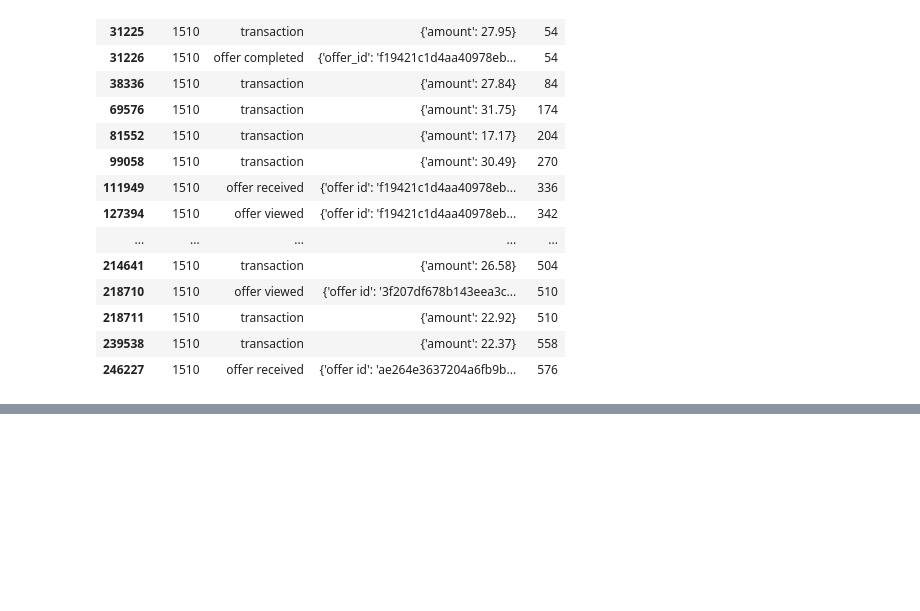
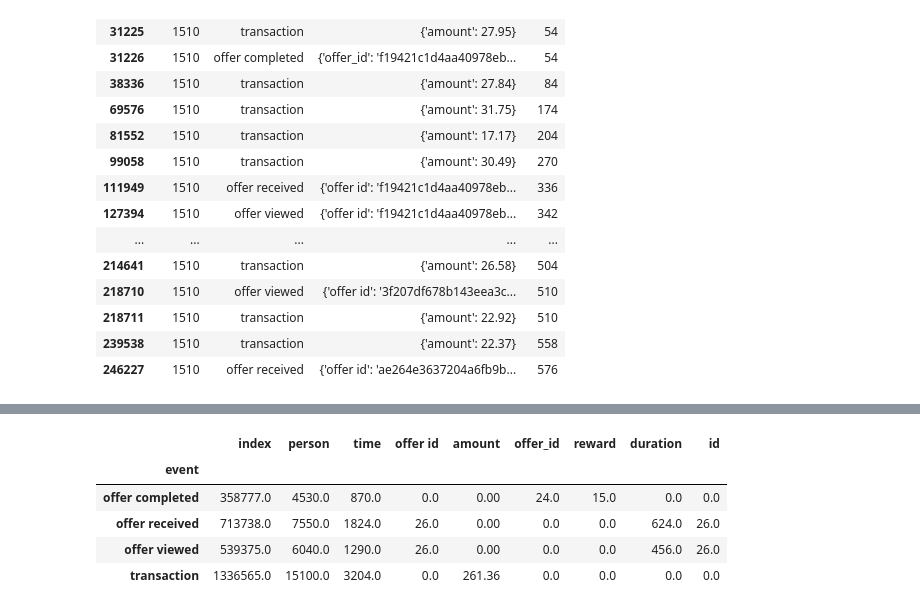
Before and after one commit to IsmaelMiranda11/capstone_project_offer_starbucks, a Jupyter notebook: Explorando os Dados.ipynb, the cells around one changed output, grey strips where cells are left out. Saved outputs shown, nothing was run; the diff lists cells and outputs as text; code cells hidden in the pictures; blank space fills up the shorter version.

```diff
--- a/Explorando os Dados.ipynb
+++ b/Explorando os Dados.ipynb
@@ -243,0 +232,24 @@ transcript.loc[cond]
+# %%
+cond = transcript.person == 1510
+df_teste = transcript.loc[cond]
+df_teste = df_teste.reset_index()
+
+
+dicts_df = pd.json_normalize(df_teste.value)
+df_teste = pd.concat([df_teste, dicts_df], axis=1)
+
+
+df_teste['offer id'] = df_teste['offer id'].map(dict_port_id)
+df_teste['offer_id'] = df_teste['offer_id'].map(dict_port_id)
+
+df_joined = df_teste.merge(portfolio[['offer_type','duration', 'id']], left_on='offer id', right_on='id', how='outer')
+
+import re
+
+f = lambda eve: re.findall('(offer)(.*)', str(eve))[0][1]  if 'offer' in str(eve) else str(eve)
+
+df_joined['event2'] = df_joined.event.map(f)
+
+df_joined.duration = df_joined.duration * 24
+# %%
+df_joined = df_joined.sort_values('index')
@@ -243,0 +271,15 @@ transcript.loc[cond]
+# %%
+# Agrupar ofertas recebidas
+
+df_rec = df_joined.loc[df_joined.event == 'offer received']
+df_vie = df_joined.loc[df_joined.event == 'offer viewed']
+
+
+df_joined.groupby('event').sum()
+# %% [output]
+|  | index | person | time | offer id | amount | offer_id | reward | duration | id |
+| event |  |  |  |  |  |  |  |  |  |
+| offer completed | 358777.0 | 4530.0 | 870.0 | 0.0 | 0.00 | 24.0 | 15.0 | 0.0 | 0.0 |
+| offer received | 713738.0 | 7550.0 | 1824.0 | 26.0 | 0.00 | 0.0 | 0.0 | 624.0 | 26.0 |
+| offer viewed | 539375.0 | 6040.0 | 1290.0 | 26.0 | 0.00 | 0.0 | 0.0 | 456.0 | 26.0 |
+| transaction | 1336565.0 | 15100.0 | 3204.0 | 0.0 | 261.36 | 0.0 | 0.0 | 0.0 | 0.0 |
```
Also changed, not shown: parts of 3 cells of this notebook, 2 other files.
